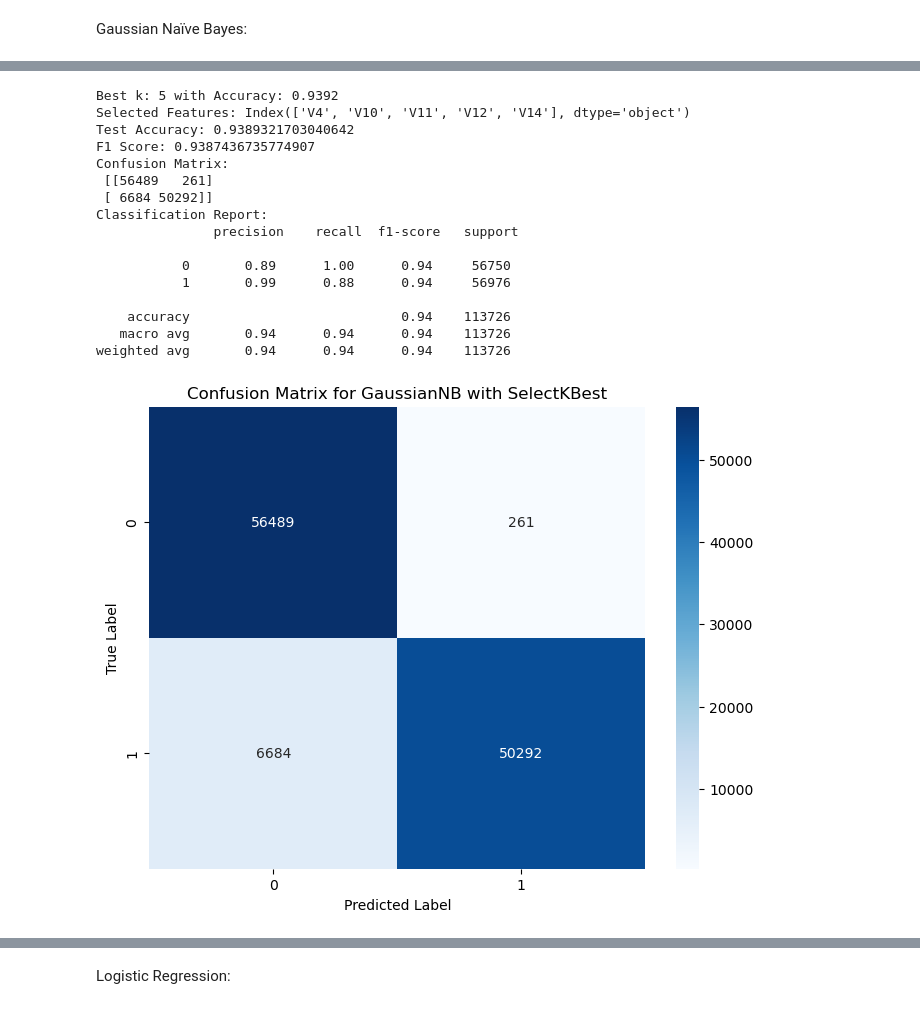
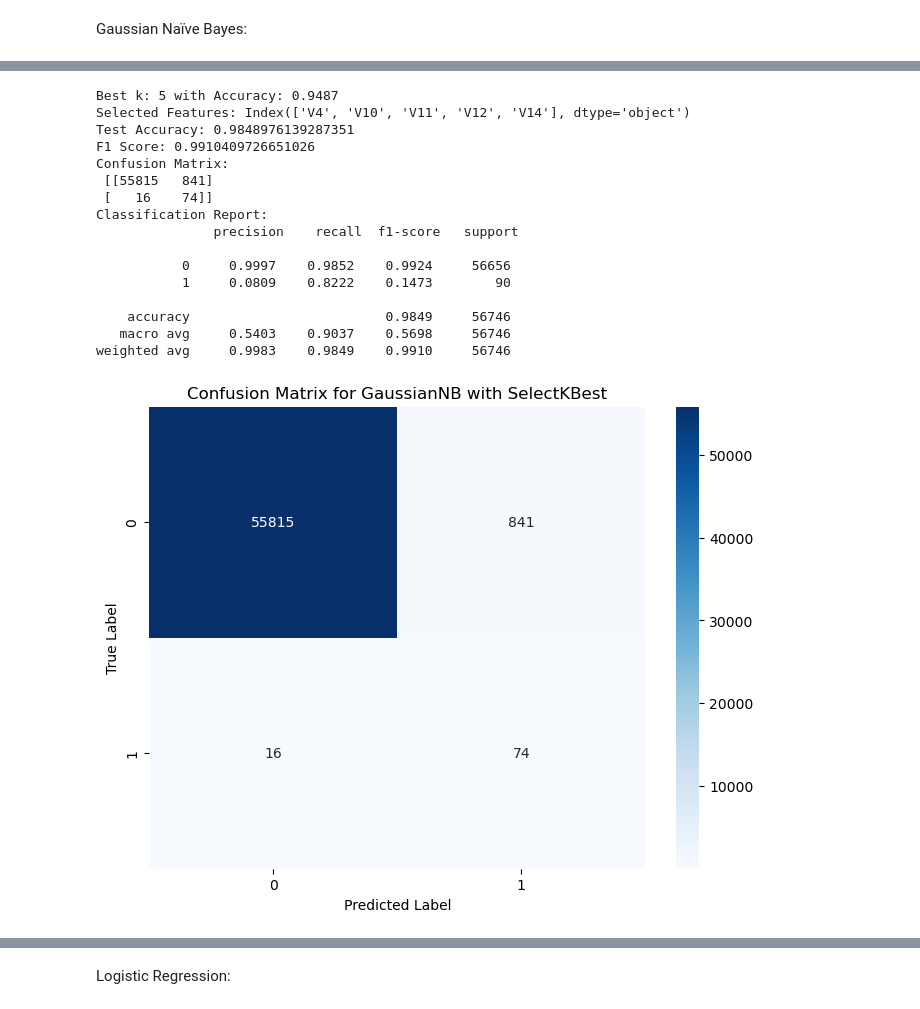
Before and after one commit to ewf40054/Binary-Classification-Project, a Jupyter notebook: Notebook.ipynb, the cells around one changed output, grey strips where cells are left out. Cells and saved outputs as stored; diff of their text form; code cells hidden in the pictures.

```diff
--- a/Notebook.ipynb
+++ b/Notebook.ipynb
@@ -42,0 +45,3 @@ No duplicate values in the dataset
+# %%
+df = df.drop_duplicates()
+df
@@ -76,9 +117,10 @@ corr_matrix = df.corr()
 
 # Identify highly correlated features
 highly_correlated = set()
+threshold = 0.7
 for i in range(len(corr_matrix.columns)):
     for j in range(i):
-        if abs(corr_matrix.iloc[i, j]) > 0.8:
+        if abs(corr_matrix.iloc[i, j]) > threshold:
             colname = corr_matrix.columns[i]
             highly_correlated.add(colname)
 
@@ -87,6 +129,5 @@ print(highly_correlated)
 highly_correlated.discard('Class')
 print(highly_correlated)
 df_reduced = df.drop(columns=highly_correlated)
-df_reduced = df_reduced.drop(columns='id')
 df_reduced
 # %% [output]
@@ -124,20 +197,13 @@ There are an equal number of Class types of 0 and 1, so there is no need for ove
 Decision Tree:
 # %%
 from sklearn.tree import DecisionTreeClassifier
-from sklearn.model_selection import train_test_split, RandomizedSearchCV, cross_val_score
+from sklearn.model_selection import RandomizedSearchCV, cross_val_score
 from sklearn.metrics import confusion_matrix, classification_report
 from sklearn import tree
 import matplotlib.pyplot as plt
 import seaborn as sns
 import pandas as pd
 import numpy as np
-
-# Split data into features (X) and target (y)
-X = df_reduced.drop('Class', axis=1)
-y = df_reduced['Class']
-
-# Split data into training and testing sets
-X_train, X_test, y_train, y_test = train_test_split(X, y, test_size=0.2, random_state=42)
 
 # Define the Decision Tree model
 d_tree = DecisionTreeClassifier(random_state=42)
@@ -164,7 +230,7 @@ randomized_search = RandomizedSearchCV(
 )
 
 # Fit the randomized search to the training data
-randomized_search.fit(X_train, y_train)
+randomized_search.fit(X_train_resampled, y_train_resampled)
 
 # Get the best parameters and best estimator
 best_params = randomized_search.best_params_
@@ -178,7 +244,7 @@ accuracy = best_d_tree.score(X_test, y_test)
 print("Test Accuracy with Best Parameters:", accuracy)
 
 # Cross-validation score with the best model
-cv_scores = cross_val_score(best_d_tree, X, y, cv=3)  # Use 3-fold for faster computation
+cv_scores = cross_val_score(best_d_tree, X_train_resampled, y_train_resampled, cv=3)  # Use 3-fold for faster computation
 print("Cross-Validation Scores:", cv_scores)
 print("Mean CV Score:", np.mean(cv_scores))
 
@@ -187,7 +253,7 @@ conf_matrix = confusion_matrix(y_test, y_pred)
 print("Confusion Matrix:\n", conf_matrix)
 
 # Classification Report
-print("Classification Report:\n", classification_report(y_test, y_pred))
+print("Classification Report:\n", classification_report(y_test, y_pred, digits=4))
 
 # Plot Confusion Matrix
 plt.figure(figsize=(8, 6))
@@ -201,7 +267,7 @@ plt.show()
 
 # Visualize the final decision tree
 plt.figure(figsize=(20, 10))  # Set figure size for readability
-tree.plot_tree(best_d_tree, filled=True, feature_names=X.columns, class_names=True, rounded=True)
+tree.plot_tree(best_d_tree, filled=True, feature_names=X_train_resampled.columns, class_names=True, rounded=True)
 plt.title("Final Decision Tree")
 plt.show()
 
@@ -444,7 +495,7 @@ Max Accuracy for minkowski metric: 0.9492354400274351
 Gaussian Naïve Bayes:
 # %%
 from sklearn.naive_bayes import GaussianNB
-from sklearn.model_selection import train_test_split, cross_val_score
+from sklearn.model_selection import cross_val_score
 from sklearn.feature_selection import SelectKBest, mutual_info_classif
 from sklearn.pipeline import Pipeline
 from sklearn.metrics import confusion_matrix, classification_report, f1_score
@@ -452,13 +503,6 @@ import matplotlib.pyplot as plt
 import seaborn as sns
 import pandas as pd
 import numpy as np
-
-# Split data into features (X) and target (y)
-X = df_reduced.drop('Class', axis=1)
-y = df_reduced['Class']
-
-# Split data into training and testing sets
-X_train, X_test, y_train, y_test = train_test_split(X, y, test_size=0.2, random_state=42)
 
 # Reduce the range of k values
 k_values = range(1, min(X.shape[1], 20), 2)  # Test every 2nd value of k up to 20 or total features
@@ -471,7 +515,7 @@ def compute_accuracy(k):
     ])
 
     # Cross-validate the pipeline
-    cv_scores = cross_val_score(pipeline, X, y, cv=3, scoring='accuracy')  # Use 3-fold CV for speed
+    cv_scores = cross_val_score(pipeline, X_train_resampled, y_train_resampled, cv=3, scoring='accuracy')  # Use 3-fold CV for speed
     return cv_scores.mean()
 
 accuracy_scores = Parallel(n_jobs=-1)(delayed(compute_accuracy)(k) for k in k_values)
@@ -495,10 +539,10 @@ pipeline = Pipeline([
     ('feature_selection', SelectKBest(score_func=mutual_info_classif, k=best_k)),
     ('classification', GaussianNB())
 ])
-pipeline.fit(X_train, y_train)
+pipeline.fit(X_train_resampled, y_train_resampled)
 
 # Get the selected features
-selected_features = X.columns[pipeline.named_steps['feature_selection'].get_support()]
+selected_features = X_train_resampled.columns[pipeline.named_steps['feature_selection'].get_support()]
 print("Selected Features:", selected_features)
 
 # Evaluate on the test set
@@ -515,10 +559,10 @@ conf_matrix = confusion_matrix(y_test, y_pred)
 print("Confusion Matrix:\n", conf_matrix)
 
 # Classification Report
-print("Classification Report:\n", classification_report(y_test, y_pred))
+print("Classification Report:\n", classification_report(y_test, y_pred, digits=4))
 
 # Plot Confusion Matrix
-classes = y.unique()  # Dynamically fetch class labels
+classes = y_train_resampled.unique()  # Dynamically fetch class labels
 plt.figure(figsize=(8, 6))
 sns.heatmap(conf_matrix, annot=True, fmt="d", cmap="Blues",
             xticklabels=classes, yticklabels=classes)
@@ -543,17 +587,17 @@ plt.show()
-Best k: 5 with Accuracy: 0.9392
+Best k: 5 with Accuracy: 0.9487
 Selected Features: Index(['V4', 'V10', 'V11', 'V12', 'V14'], dtype='object')
-Test Accuracy: 0.9389321703040642
-F1 Score: 0.9387436735774907
+Test Accuracy: 0.9848976139287351
+F1 Score: 0.9910409726651026
 Confusion Matrix:
- [[56489   261]
- [ 6684 50292]]
+ [[55815   841]
+ [   16    74]]
 Classification Report:
                precision    recall  f1-score   support
 
-           0       0.89      1.00      0.94     56750
-           1       0.99      0.88      0.94     56976
+           0     0.9997    0.9852    0.9924     56656
+           1     0.0809    0.8222    0.1473        90
 
-    accuracy                           0.94    113726
-   macro avg       0.94      0.94      0.94    113726
-weighted avg       0.94      0.94      0.94    113726
+    accuracy                         0.9849     56746
+   macro avg     0.5403    0.9037    0.5698     56746
+weighted avg     0.9983    0.9849    0.9910     56746
-[figure, old version]
+[figure, new version]
```
Also changed, not shown: parts of 23 cells of this notebook, 1 other file.
